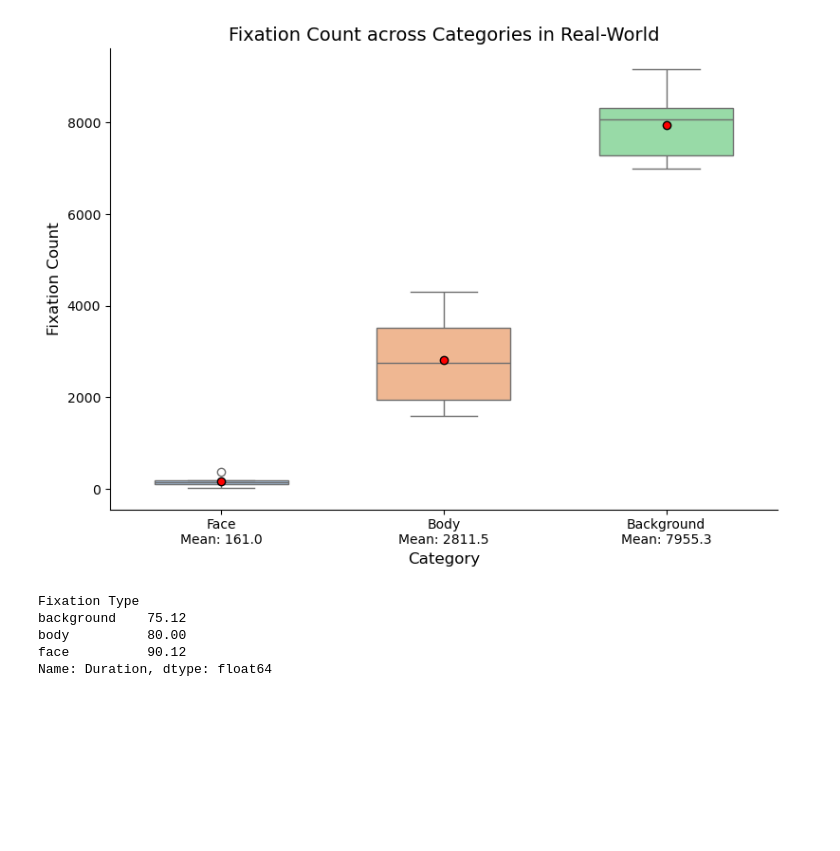
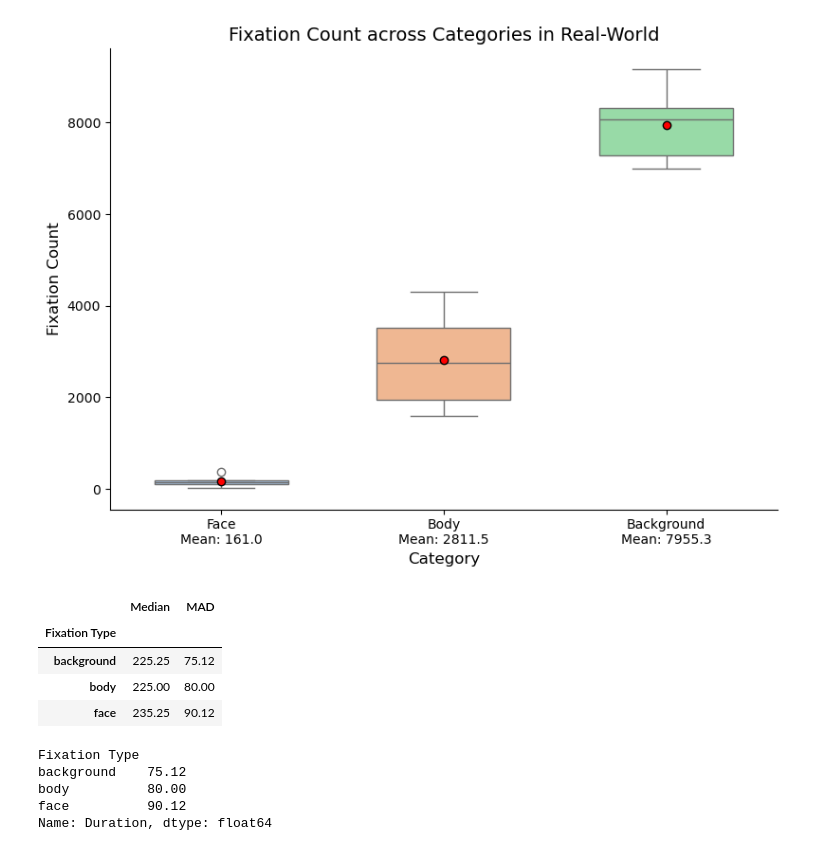
Before and after one commit to aliabugaga/Master-Thesis-Zaidan, a Jupyter notebook: fixations_analysis.ipynb, the cells around one changed output. Saved outputs shown, nothing was run; the diff lists cells and outputs as text; code cells hidden in the pictures; blank space fills up the shorter version.

```diff
--- a/fixations_analysis.ipynb
+++ b/fixations_analysis.ipynb
@@ -37,9 +38,9 @@ def compute_fixation_durations(fixations_df, fixation_type):
     return type_fixations['duration [ms]'].agg(['mean', 'min', 'max', 'sum', 'median'])
 
 ## function_3 to calculate Median absolute deviation for durations
-def median_abs_deviation(series):
-    median = series.median()
-    return (series - median).abs().median()
+#def median_abs_deviation(series):
+    #median = series.median()
+    #return (series - median).abs().median()
 # %% [markdown]
 ### 1. Main part (loading files and making dataframes) ###
 # %%
@@ -506,4 +513,24 @@ Passing `palette` without assigning `hue` is deprecated and will be removed in v
 
   ax = sns.boxplot(
 [figure]
+# %%
+#### Fixation durations median + median absolute value for all recordings per category
+
+# calculating medians from the df with all durations
+group_medians = durations_df.groupby("Fixation Type")["Duration"].median().round(2)
+
+# calculating MAD using predifined function
+group_mad = durations_df.groupby("Fixation Type")["Duration"].apply(median_abs_deviation).round(2)
+
+duration_stats = pd.DataFrame({
+    'Median': group_medians,
+    'MAD': group_mad
+})
+display(duration_stats)
+# %% [output]
+|  | Median | MAD |
+| Fixation Type |  |  |
+| background | 225.25 | 75.12 |
+| body | 225.00 | 80.00 |
+| face | 235.25 | 90.12 |
 # %%
```
Also changed, not shown: parts of 10 cells of this notebook.
